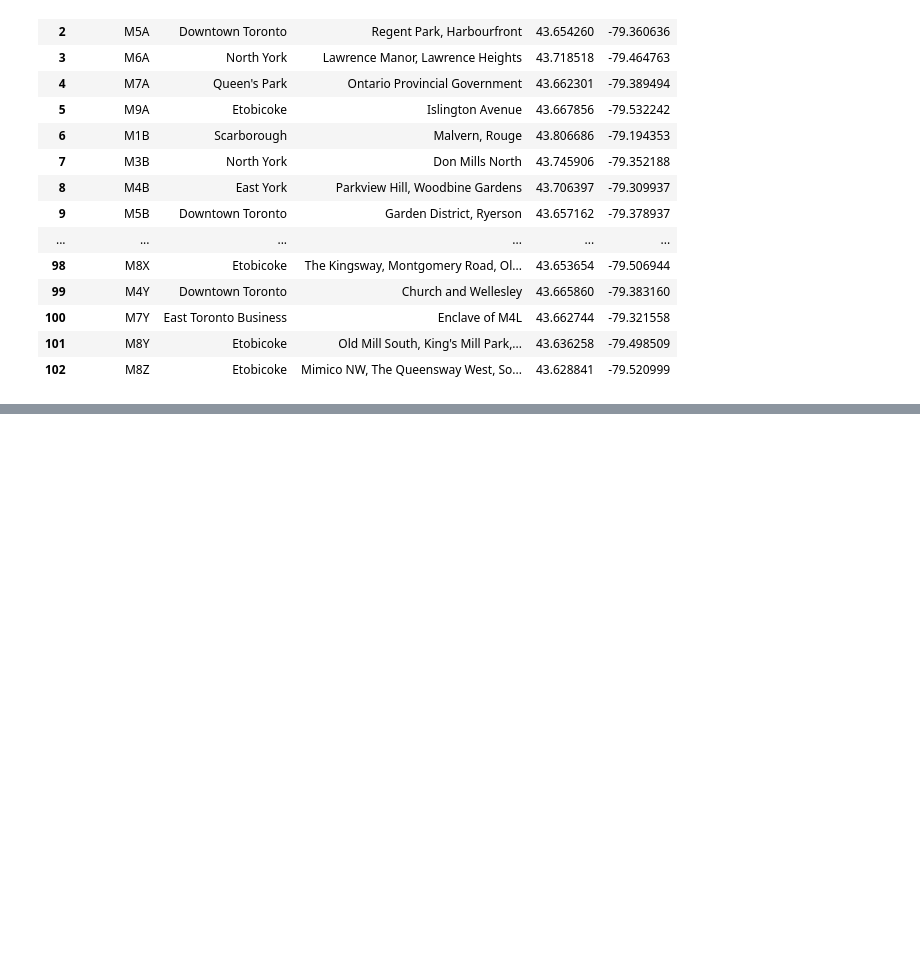
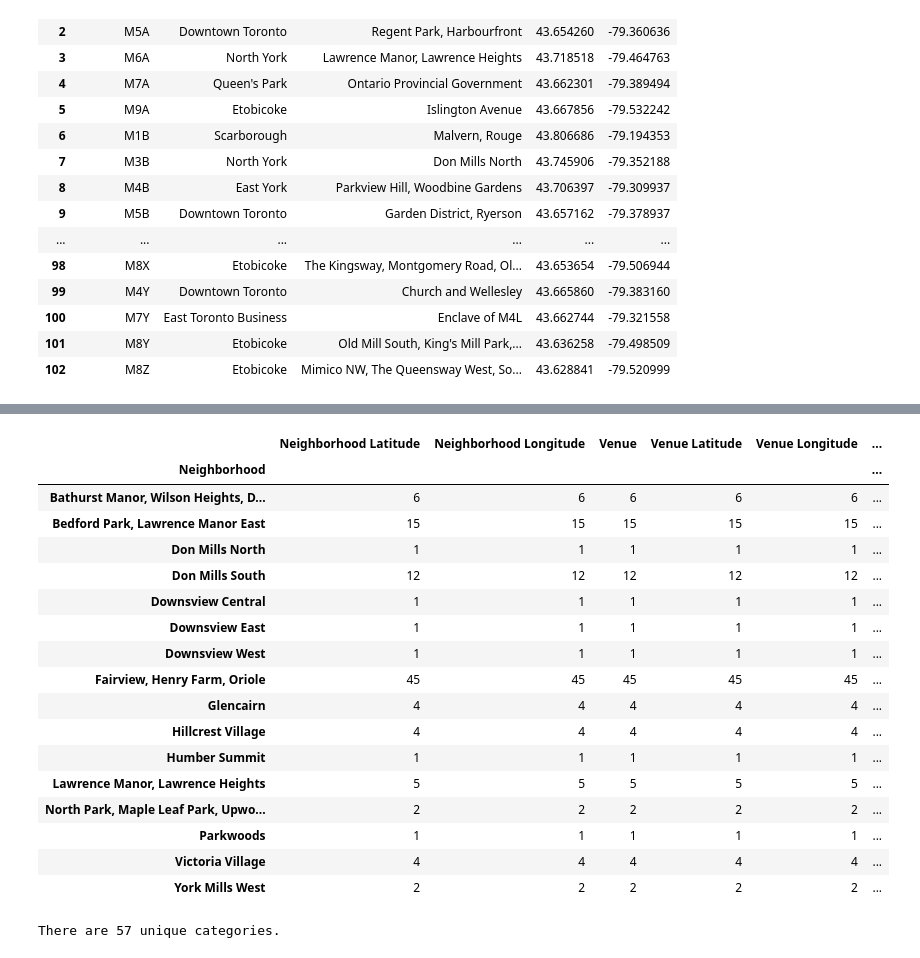
Before and after one commit to vkswami1984/Coursera_Capstone, a Jupyter notebook: master/Segmenting and Clustering Neighbourhood Data.ipynb, the cells around one changed output, grey strips where cells are left out. Cells and saved outputs as stored; diff of their text form; code cells hidden in the pictures; blank space fills up the shorter version.

```diff
--- a/master/Segmenting and Clustering Neighbourhood Data.ipynb
+++ b/master/Segmenting and Clustering Neighbourhood Data.ipynb
@@ -129,0 +301,25 @@ df1.merge(df2, on="Postal Code", how="left")
+# %%
+york_venues.groupby('Neighborhood').count()
+# %% [output]
+|  | Neighborhood Latitude | Neighborhood Longitude | Venue | Venue Latitude | Venue Longitude | ... |
+| Neighborhood |  |  |  |  |  | ... |
+| Bathurst Manor, Wilson Heights, D... | 6 | 6 | 6 | 6 | 6 | ... |
+| Bedford Park, Lawrence Manor East | 15 | 15 | 15 | 15 | 15 | ... |
+| Don Mills North | 1 | 1 | 1 | 1 | 1 | ... |
+| Don Mills South | 12 | 12 | 12 | 12 | 12 | ... |
+| Downsview Central | 1 | 1 | 1 | 1 | 1 | ... |
+| Downsview East | 1 | 1 | 1 | 1 | 1 | ... |
+| Downsview West | 1 | 1 | 1 | 1 | 1 | ... |
+| Fairview, Henry Farm, Oriole | 45 | 45 | 45 | 45 | 45 | ... |
+| Glencairn | 4 | 4 | 4 | 4 | 4 | ... |
+| Hillcrest Village | 4 | 4 | 4 | 4 | 4 | ... |
+| Humber Summit | 1 | 1 | 1 | 1 | 1 | ... |
+| Lawrence Manor, Lawrence Heights | 5 | 5 | 5 | 5 | 5 | ... |
+| North Park, Maple Leaf Park, Upwo... | 2 | 2 | 2 | 2 | 2 | ... |
+| Parkwoods | 1 | 1 | 1 | 1 | 1 | ... |
+| Victoria Village | 4 | 4 | 4 | 4 | 4 | ... |
+| York Mills West | 2 | 2 | 2 | 2 | 2 | ... |
+# %%
+print('There are {} unique categories.'.format(len(york_venues['Venue Category'].unique())))
+# %% [output]
+There are 57 unique categories.
```
Also changed, not shown: parts of 39 cells of this notebook.
